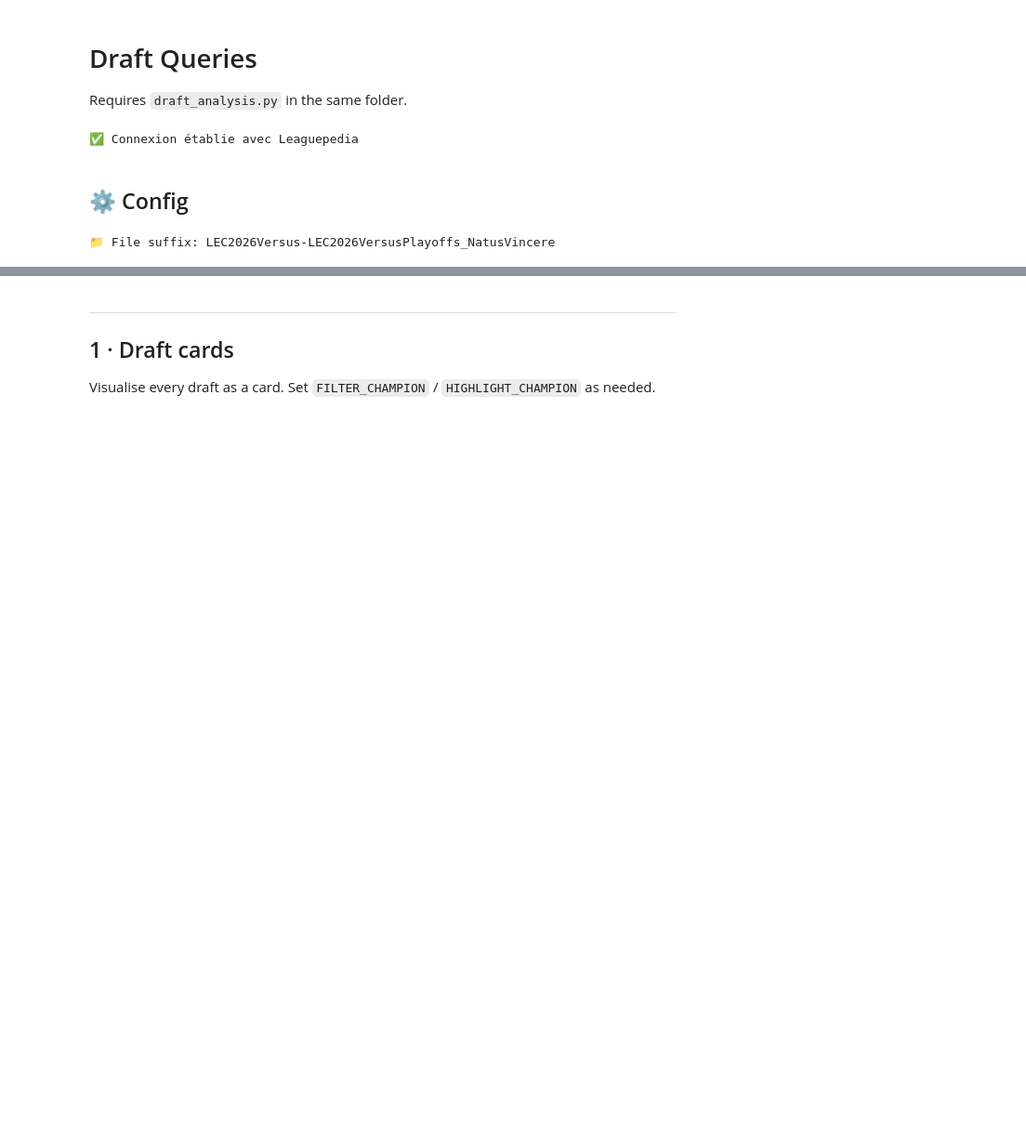
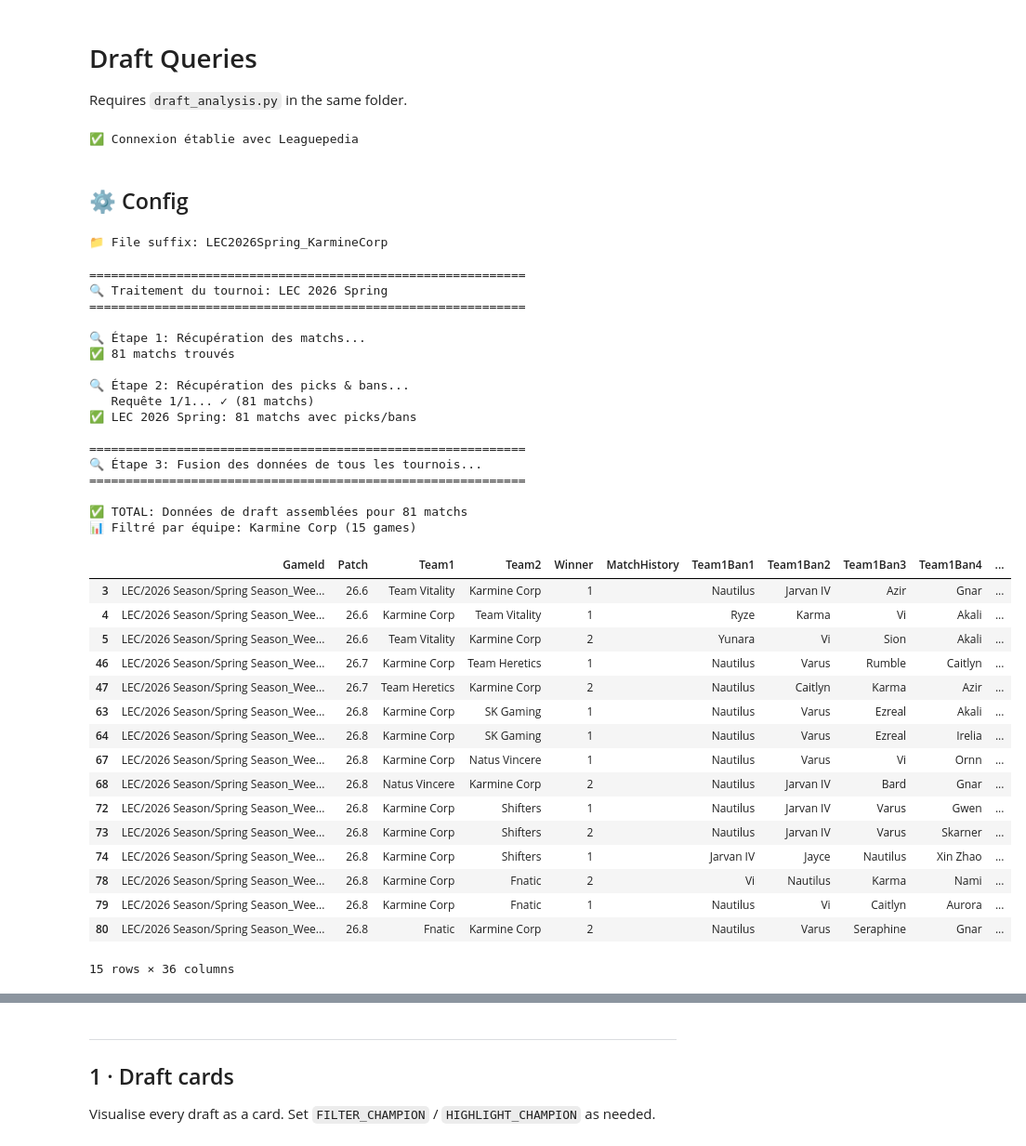
Before and after one commit to NomisRiven/Scrapper-leaguepedia, a Jupyter notebook: draft_queries.ipynb, the cells around one changed output, grey strips where cells are left out. Shown at 93% size. Cells and saved outputs as stored; diff of their text form; code cells hidden in the pictures; blank space fills up the shorter version.

```diff
--- a/draft_queries.ipynb
+++ b/draft_queries.ipynb
@@ -10,9 +10,10 @@ site = connect_to_leaguepedia()
 # %% [markdown]
 ## ⚙️ Config
 # %%
-TOURNAMENTS = ["LEC 2026 Versus", "LEC 2026 Versus Playoffs"]
+#TOURNAMENTS = ["LEC 2026 Versus", "LEC 2026 Versus Playoffs", "LEC 2026 Spring"]
+TOURNAMENTS = ["LEC 2026 Spring"]
 PATCHES     = None          # ex: ["25.4", "25.5"] or None for all
-TEAM        = "Natus Vincere"          # ex: "SK Gaming" or None for all
+TEAM        = "Karmine Corp"          # ex: "SK Gaming" or None for all
 LIMIT       = 500          # ex: 100 or None for all
 
 # ── Auto filename builder ────────────────────────────────────────────────────
@@ -32,4 +33,43 @@ def _build_suffix(tournaments=None, team=None, patches=None):
 SUFFIX = _build_suffix(TOURNAMENTS, TEAM, PATCHES)
 print(f"📁 File suffix: {SUFFIX}")
 # %% [output]
-📁 File suffix: LEC2026Versus-LEC2026VersusPlayoffs_NatusVincere
+📁 File suffix: LEC2026Spring_KarmineCorp
+# %%
+df = scrape_draft_data(site, TOURNAMENTS, limit=500)
+df_filtered = filter_dataframe(df, team_filter=TEAM)
+df_filtered
+# %% [output]
+============================================================
+🔍 Traitement du tournoi: LEC 2026 Spring
+============================================================
+
+🔍 Étape 1: Récupération des matchs...
+✅ 81 matchs trouvés
+
+🔍 Étape 2: Récupération des picks & bans...
+   Requête 1/1... ✓ (81 matchs)
+✅ LEC 2026 Spring: 81 matchs avec picks/bans
+
+============================================================
+🔍 Étape 3: Fusion des données de tous les tournois...
+============================================================
+
+✅ TOTAL: Données de draft assemblées pour 81 matchs
+📊 Filtré par équipe: Karmine Corp (15 games)
+|  | GameId | Patch | Team1 | Team2 | Winner | MatchHistory | Team1Ban1 | Team1Ban2 | Team1Ban3 | Team1Ban4 | ... |
+| 3 | LEC/2026 Season/Spring Season_Wee... | 26.6 | Team Vitality | Karmine Corp | 1 |  | Nautilus | Jarvan IV | Azir | Gnar | ... |
+| 4 | LEC/2026 Season/Spring Season_Wee... | 26.6 | Karmine Corp | Team Vitality | 1 |  | Ryze | Karma | Vi | Akali | ... |
+| 5 | LEC/2026 Season/Spring Season_Wee... | 26.6 | Team Vitality | Karmine Corp | 2 |  | Yunara | Vi | Sion | Akali | ... |
+| 46 | LEC/2026 Season/Spring Season_Wee... | 26.7 | Karmine Corp | Team Heretics | 1 |  | Nautilus | Varus | Rumble | Caitlyn | ... |
+| 47 | LEC/2026 Season/Spring Season_Wee... | 26.7 | Team Heretics | Karmine Corp | 2 |  | Nautilus | Caitlyn | Karma | Azir | ... |
+| 63 | LEC/2026 Season/Spring Season_Wee... | 26.8 | Karmine Corp | SK Gaming | 1 |  | Nautilus | Varus | Ezreal | Akali | ... |
+| 64 | LEC/2026 Season/Spring Season_Wee... | 26.8 | Karmine Corp | SK Gaming | 1 |  | Nautilus | Varus | Ezreal | Irelia | ... |
+| 67 | LEC/2026 Season/Spring Season_Wee... | 26.8 | Karmine Corp | Natus Vincere | 1 |  | Nautilus | Varus | Vi | Ornn | ... |
+| 68 | LEC/2026 Season/Spring Season_Wee... | 26.8 | Natus Vincere | Karmine Corp | 2 |  | Nautilus | Jarvan IV | Bard | Gnar | ... |
+| 72 | LEC/2026 Season/Spring Season_Wee... | 26.8 | Karmine Corp | Shifters | 1 |  | Nautilus | Jarvan IV | Varus | Gwen | ... |
+| 73 | LEC/2026 Season/Spring Season_Wee... | 26.8 | Karmine Corp | Shifters | 2 |  | Nautilus | Jarvan IV | Varus | Skarner | ... |
+| 74 | LEC/2026 Season/Spring Season_Wee... | 26.8 | Karmine Corp | Shifters | 1 |  | Jarvan IV | Jayce | Nautilus | Xin Zhao | ... |
+| 78 | LEC/2026 Season/Spring Season_Wee... | 26.8 | Karmine Corp | Fnatic | 2 |  | Vi | Nautilus | Karma | Nami | ... |
+| 79 | LEC/2026 Season/Spring Season_Wee... | 26.8 | Karmine Corp | Fnatic | 1 |  | Nautilus | Vi | Caitlyn | Aurora | ... |
+| 80 | LEC/2026 Season/Spring Season_Wee... | 26.8 | Fnatic | Karmine Corp | 2 |  | Nautilus | Varus | Seraphine | Gnar | ... |
+15 rows × 36 columns
```
Also changed, not shown: parts of 11 cells of this notebook, 7 other files.
